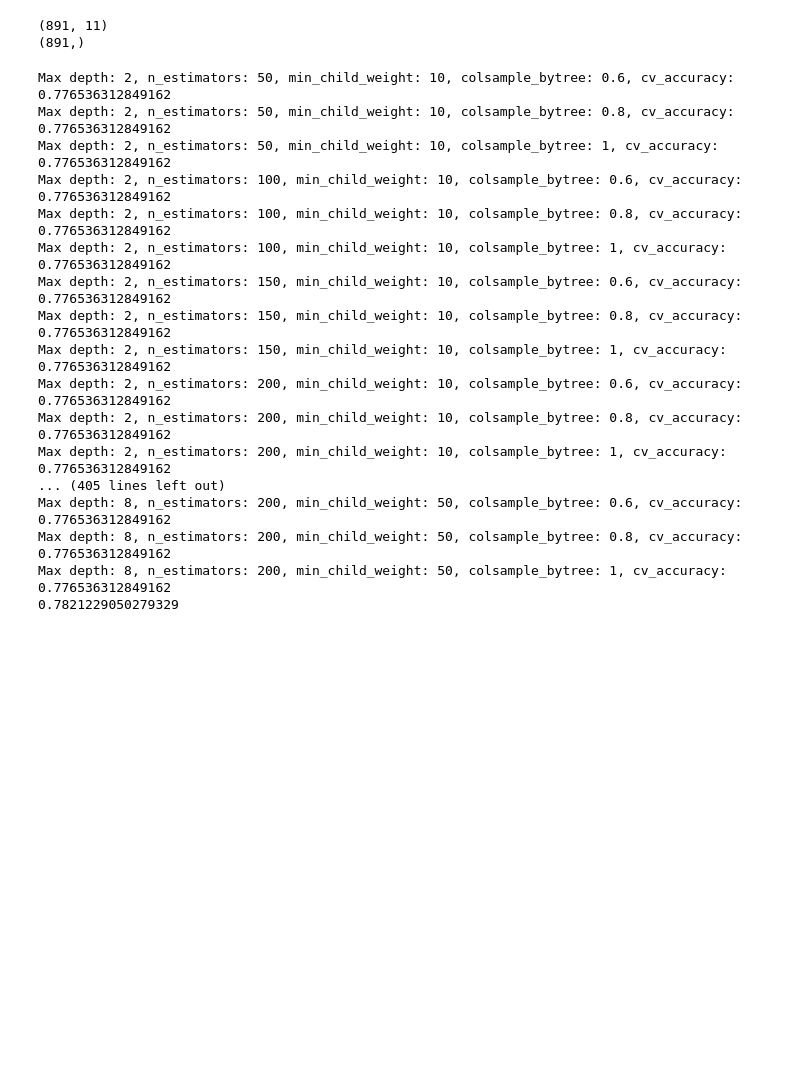
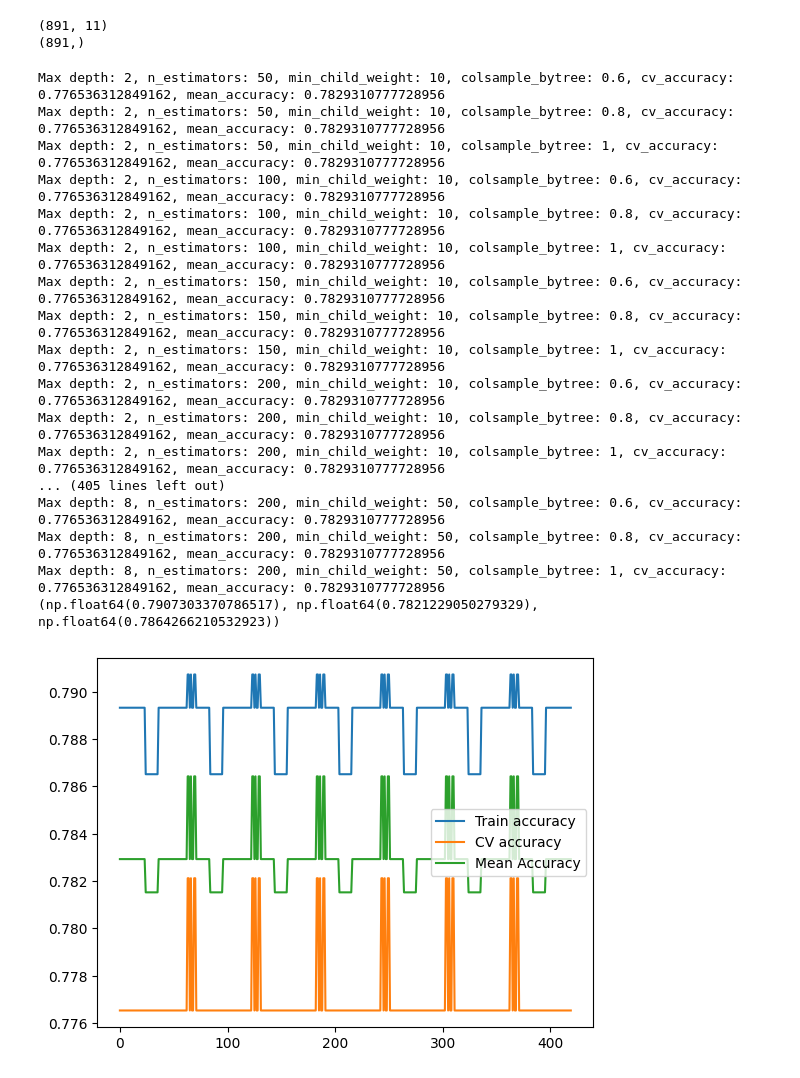
Before and after one commit to lamphamTL/kaggle-comp, a Jupyter notebook: competition/titanic/xgboost/XG_Boost_Model.ipynb, the cells around one changed output. Drawn from its saved outputs; the diff is of its cells as text; code cells hidden in the pictures; blank space fills up the shorter version.

```diff
--- a/competition/titanic/xgboost/XG_Boost_Model.ipynb
+++ b/competition/titanic/xgboost/XG_Boost_Model.ipynb
@@ -47,38 +47,53 @@ def eval_models(X_train, y_train, X_cv, y_cv,
                                      random_state=1))
     ])
     model.fit(X_train, y_train)
+    y_train_hat = model.predict(X_train)
+    train_accuracy = np.mean(y_train == y_train_hat)
     y_cv_hat = model.predict(X_cv)
     cv_accuracy = np.mean(y_cv == y_cv_hat)
+    mean_accuracy = (train_accuracy + cv_accuracy)/2
     print(
-        f"Max depth: {max_depth}, n_estimators: {n_estimators}, min_child_weight: {min_child_weight}, colsample_bytree: {colsample_bytree}, cv_accuracy: {cv_accuracy}")
-    return model, cv_accuracy
+        f"Max depth: {max_depth}, n_estimators: {n_estimators}, min_child_weight: {min_child_weight}, colsample_bytree: {colsample_bytree}, cv_accuracy: {cv_accuracy}, mean_accuracy: {mean_accuracy}")
+    return model, train_accuracy, cv_accuracy, mean_accuracy
 
 
 # for max_depth, min_child_weight, n_estimators, colsample_bytree in product(max_depth_list, min_child_weight_list, n_estimators_list, colsample_bytree_list):
 #     eval_models(X_train, y_train, X_cv, y_cv, max_depth, min_child_weight, n_estimators, colsample_bytree, engineer_features())
-
-best_model_params = max(
-    [eval_models(X_train, y_train, X_cv, y_cv, max_depth, min_child_weight, n_estimators, colsample_bytree, engineer_features()) for max_depth, min_child_weight, n_estimators, colsample_bytree in
-     product(max_depth_list, min_child_weight_list, n_estimators_list, colsample_bytree_list)], key=lambda x: x[1])
-print(best_model_params[1])
+model_evals = [eval_models(X_train, y_train, X_cv, y_cv, max_depth, min_child_weight, n_estimators, colsample_bytree, engineer_features()) for max_depth, min_child_weight, n_estimators, colsample_bytree in
+     product(max_depth_list, min_child_weight_list, n_estimators_list, colsample_bytree_list)]
+best_model_params = max(model_evals, key=lambda x: x[3])
+print(best_model_params[-3:])
 # %% [output]
-Max depth: 2, n_estimators: 50, min_child_weight: 10, colsample_bytree: 0.6, cv_accuracy: 0.776536312849162
-Max depth: 2, n_estimators: 50, min_child_weight: 10, colsample_bytree: 0.8, cv_accuracy: 0.776536312849162
-Max depth: 2, n_estimators: 50, min_child_weight: 10, colsample_bytree: 1, cv_accuracy: 0.776536312849162
-Max depth: 2, n_estimators: 100, min_child_weight: 10, colsample_bytree: 0.6, cv_accuracy: 0.776536312849162
-Max depth: 2, n_estimators: 100, min_child_weight: 10, colsample_bytree: 0.8, cv_accuracy: 0.776536312849162
-Max depth: 2, n_estimators: 100, min_child_weight: 10, colsample_bytree: 1, cv_accuracy: 0.776536312849162
-Max depth: 2, n_estimators: 150, min_child_weight: 10, colsample_bytree: 0.6, cv_accuracy: 0.776536312849162
-Max depth: 2, n_estimators: 150, min_child_weight: 10, colsample_bytree: 0.8, cv_accuracy: 0.776536312849162
-Max depth: 2, n_estimators: 150, min_child_weight: 10, colsample_bytree: 1, cv_accuracy: 0.776536312849162
-Max depth: 2, n_estimators: 200, min_child_weight: 10, colsample_bytree: 0.6, cv_accuracy: 0.776536312849162
-Max depth: 2, n_estimators: 200, min_child_weight: 10, colsample_bytree: 0.8, cv_accuracy: 0.776536312849162
-Max depth: 2, n_estimators: 200, min_child_weight: 10, colsample_bytree: 1, cv_accuracy: 0.776536312849162
+Max depth: 2, n_estimators: 50, min_child_weight: 10, colsample_bytree: 0.6, cv_accuracy: 0.776536312849162, mean_accuracy: 0.7829310777728956
+Max depth: 2, n_estimators: 50, min_child_weight: 10, colsample_bytree: 0.8, cv_accuracy: 0.776536312849162, mean_accuracy: 0.7829310777728956
+Max depth: 2, n_estimators: 50, min_child_weight: 10, colsample_bytree: 1, cv_accuracy: 0.776536312849162, mean_accuracy: 0.7829310777728956
+Max depth: 2, n_estimators: 100, min_child_weight: 10, colsample_bytree: 0.6, cv_accuracy: 0.776536312849162, mean_accuracy: 0.7829310777728956
+Max depth: 2, n_estimators: 100, min_child_weight: 10, colsample_bytree: 0.8, cv_accuracy: 0.776536312849162, mean_accuracy: 0.7829310777728956
+Max depth: 2, n_estimators: 100, min_child_weight: 10, colsample_bytree: 1, cv_accuracy: 0.776536312849162, mean_accuracy: 0.7829310777728956
+Max depth: 2, n_estimators: 150, min_child_weight: 10, colsample_bytree: 0.6, cv_accuracy: 0.776536312849162, mean_accuracy: 0.7829310777728956
+Max depth: 2, n_estimators: 150, min_child_weight: 10, colsample_bytree: 0.8, cv_accuracy: 0.776536312849162, mean_accuracy: 0.7829310777728956
+Max depth: 2, n_estimators: 150, min_child_weight: 10, colsample_bytree: 1, cv_accuracy: 0.776536312849162, mean_accuracy: 0.7829310777728956
+Max depth: 2, n_estimators: 200, min_child_weight: 10, colsample_bytree: 0.6, cv_accuracy: 0.776536312849162, mean_accuracy: 0.7829310777728956
+Max depth: 2, n_estimators: 200, min_child_weight: 10, colsample_bytree: 0.8, cv_accuracy: 0.776536312849162, mean_accuracy: 0.7829310777728956
+Max depth: 2, n_estimators: 200, min_child_weight: 10, colsample_bytree: 1, cv_accuracy: 0.776536312849162, mean_accuracy: 0.7829310777728956
 ... (405 lines left out)
-Max depth: 8, n_estimators: 200, min_child_weight: 50, colsample_bytree: 0.6, cv_accuracy: 0.776536312849162
-Max depth: 8, n_estimators: 200, min_child_weight: 50, colsample_bytree: 0.8, cv_accuracy: 0.776536312849162
-Max depth: 8, n_estimators: 200, min_child_weight: 50, colsample_bytree: 1, cv_accuracy: 0.776536312849162
-0.7821229050279329
+Max depth: 8, n_estimators: 200, min_child_weight: 50, colsample_bytree: 0.6, cv_accuracy: 0.776536312849162, mean_accuracy: 0.7829310777728956
+Max depth: 8, n_estimators: 200, min_child_weight: 50, colsample_bytree: 0.8, cv_accuracy: 0.776536312849162, mean_accuracy: 0.7829310777728956
+Max depth: 8, n_estimators: 200, min_child_weight: 50, colsample_bytree: 1, cv_accuracy: 0.776536312849162, mean_accuracy: 0.7829310777728956
+(np.float64(0.7907303370786517), np.float64(0.7821229050279329), np.float64(0.7864266210532923))
+# %%
+import matplotlib.pyplot as plt
+%matplotlib inline
+train_accuracy = [model[1] for model in model_evals]
+cv_accuracy =[model[2] for model in model_evals]
+mean_accuracy = [model[3] for model in model_evals]
+plt.plot(range(len(model_evals)), train_accuracy)
+plt.plot(range(len(model_evals)), cv_accuracy)
+plt.plot(range(len(model_evals)), mean_accuracy)
+plt.legend(["Train accuracy", "CV accuracy", "Mean Accuracy"])
+plt.show()
+# %% [output]
+[figure, added]
 # %%
 df_test = pd.read_csv("../data/test.csv", delimiter=",")
 
```
